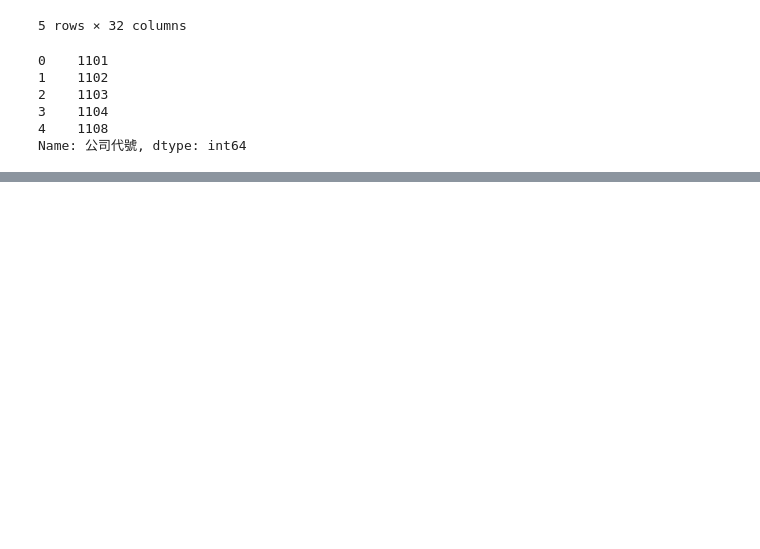
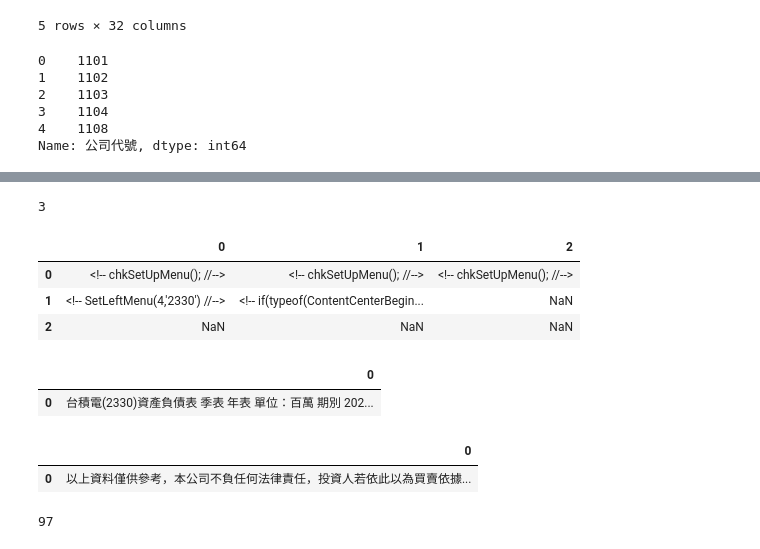
Before and after one commit to kankot2020/-_-_Notebooks, a Jupyter notebook: 22_1017_唯客學院.ipynb, the cells around one changed output, grey strips where cells are left out. Saved outputs shown, nothing was run; the diff lists cells and outputs as text; code cells hidden in the pictures; blank space fills up the shorter version.

```diff
--- a/22_1017_唯客學院.ipynb
+++ b/22_1017_唯客學院.ipynb
@@ -68,0 +106,34 @@ for x in df['公司代號']:
+# %%
+import pandas as pd
+url = 'http://jsjustweb.jihsun.com.tw/z/zc/zcp/zcpa/zcpa0.djhtm?b=Y&a=2330'
+df = pd.read_html(url)
+print(len(df))
+# %% [output]
+3
+# %%
+df[0]
+# %% [output]
+|  | 0 | 1 | 2 |
+| 0 | <!-- chkSetUpMenu(); //--> | <!-- chkSetUpMenu(); //--> | <!-- chkSetUpMenu(); //--> |
+| 1 | <!-- SetLeftMenu(4,'2330') //--> | <!-- if(typeof(ContentCenterBegin... | NaN |
+| 2 | NaN | NaN | NaN |
+# %%
+df[1]
+# %% [output]
+|  | 0 |
+| 0 | 台積電(2330)資產負債表 季表 年表 單位：百萬 期別 202... |
+# %%
+df[2]
+# %% [output]
+|  | 0 |
+| 0 | 以上資料僅供參考，本公司不負任何法律責任，投資人若依此以為買賣依據... |
+# %%
+import requests
+from bs4 import BeautifulSoup
+r = requests.get(url)
+soup = BeautifulSoup(r.text, 'html.parser')
+rows = soup.select('#oMainTable .table-row')
+print(len(rows))
+# ★★★ 若將 'html.parser' 改為 'lxml' → 可能會造成取到的資料筆數變少 → 宜注意
+# %% [output]
+97
```
Also changed, not shown: parts of 13 cells of this notebook.
